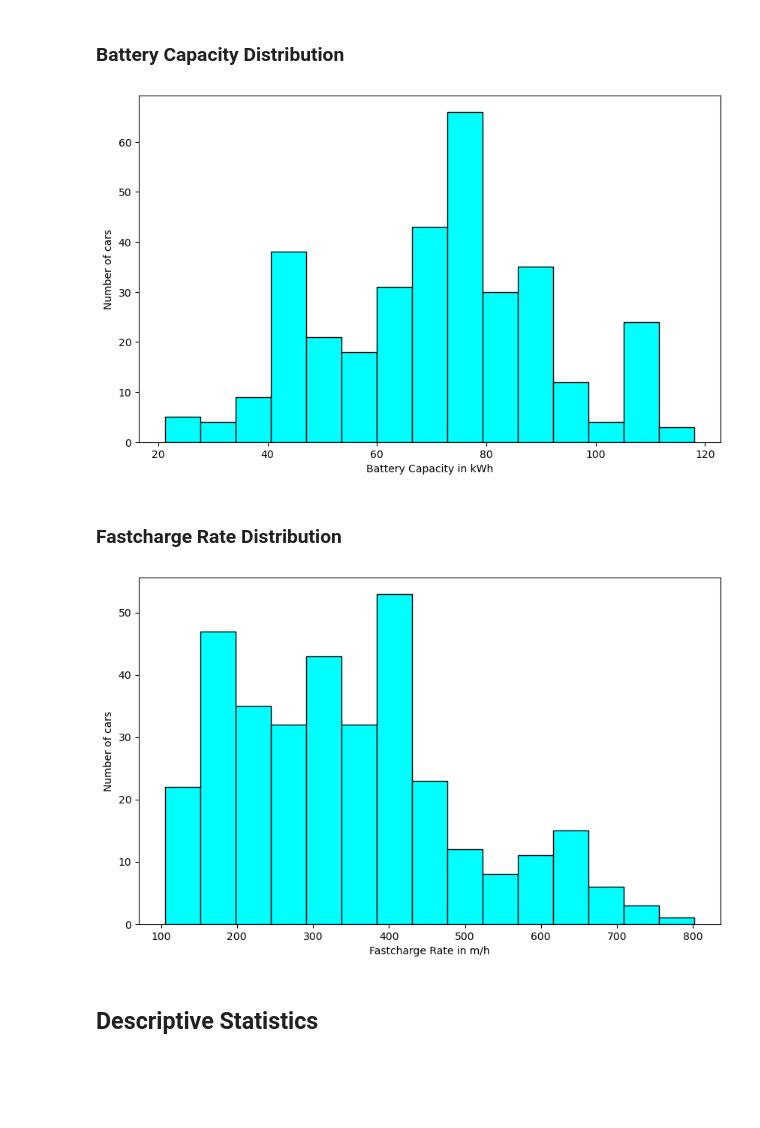
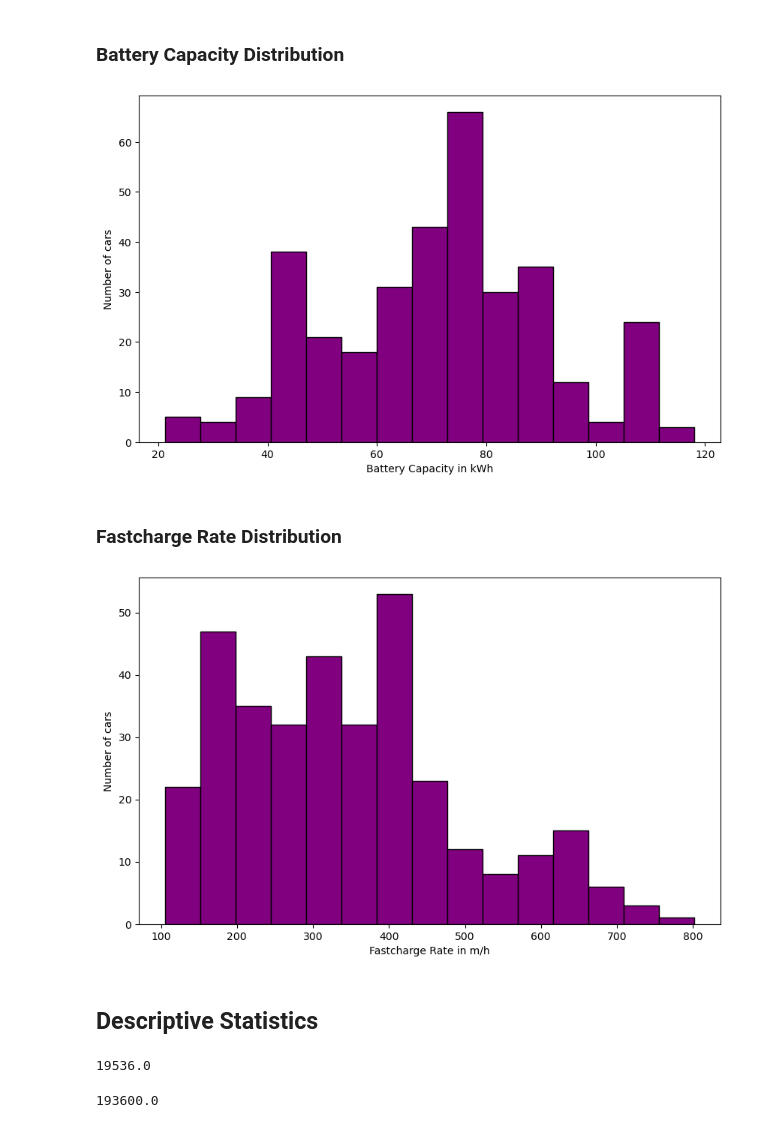
Before and after one commit to albert-fit/Using-Multivariable-Regression-to-Predict-the-Cost-of-EVs, a Jupyter notebook: multivariable_regression.ipynb, the cells around one changed output. Cells and saved outputs as stored; diff of their text form; code cells hidden in the pictures; blank space fills up the shorter version.

```diff
--- a/multivariable_regression.ipynb
+++ b/multivariable_regression.ipynb
@@ -162,21 +162,29 @@ plt.show()
 ### Battery Capacity Distribution
 # %%
 plt.figure(figsize=(10,6))
-plt.hist(data['BATTERY'], bins=15, ec='black', color='aqua')
+plt.hist(data['BATTERY'], bins=15, ec='black', color='purple')
 plt.xlabel('Battery Capacity in kWh')
 plt.ylabel('Number of cars')
 plt.show()
 # %% [output]
-[figure, old version]
+[figure, new version]
 # %% [markdown]
 ### Fastcharge Rate Distribution
 # %%
 plt.figure(figsize=(10,6))
-plt.hist(data['FASTCHARGE'], bins=15, ec='black', color='aqua')
+plt.hist(data['FASTCHARGE'], bins=15, ec='black', color='purple')
 plt.xlabel('Fastcharge Rate in m/h')
 plt.ylabel('Number of cars')
 plt.show()
 # %% [output]
-[figure, old version]
+[figure, new version]
 # %% [markdown]
 ## Descriptive Statistics
+# %%
+data['PRICE'].min()
+# %% [output]
+19536.0
+# %%
+data['PRICE'].max()
+# %% [output]
+193600.0
```
Also changed, not shown: parts of 4 cells of this notebook.
